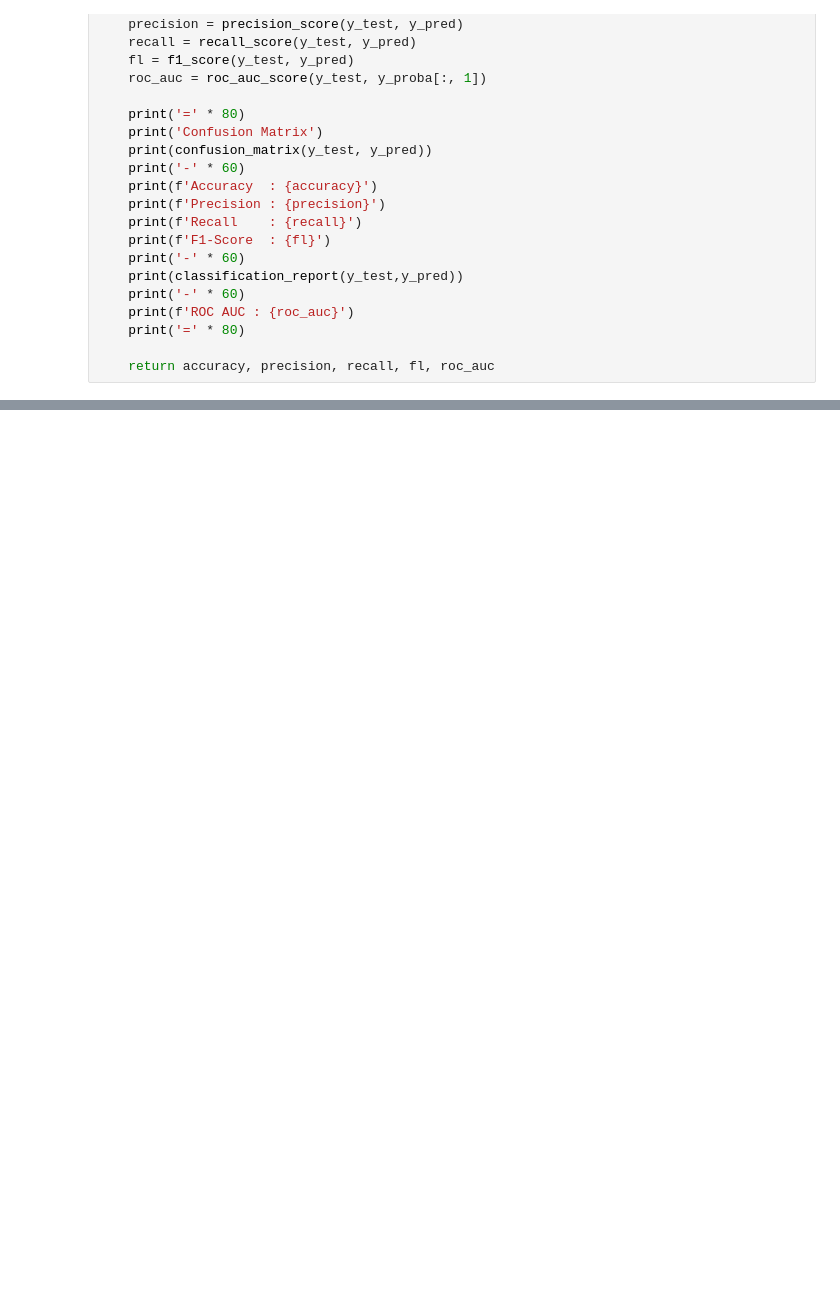
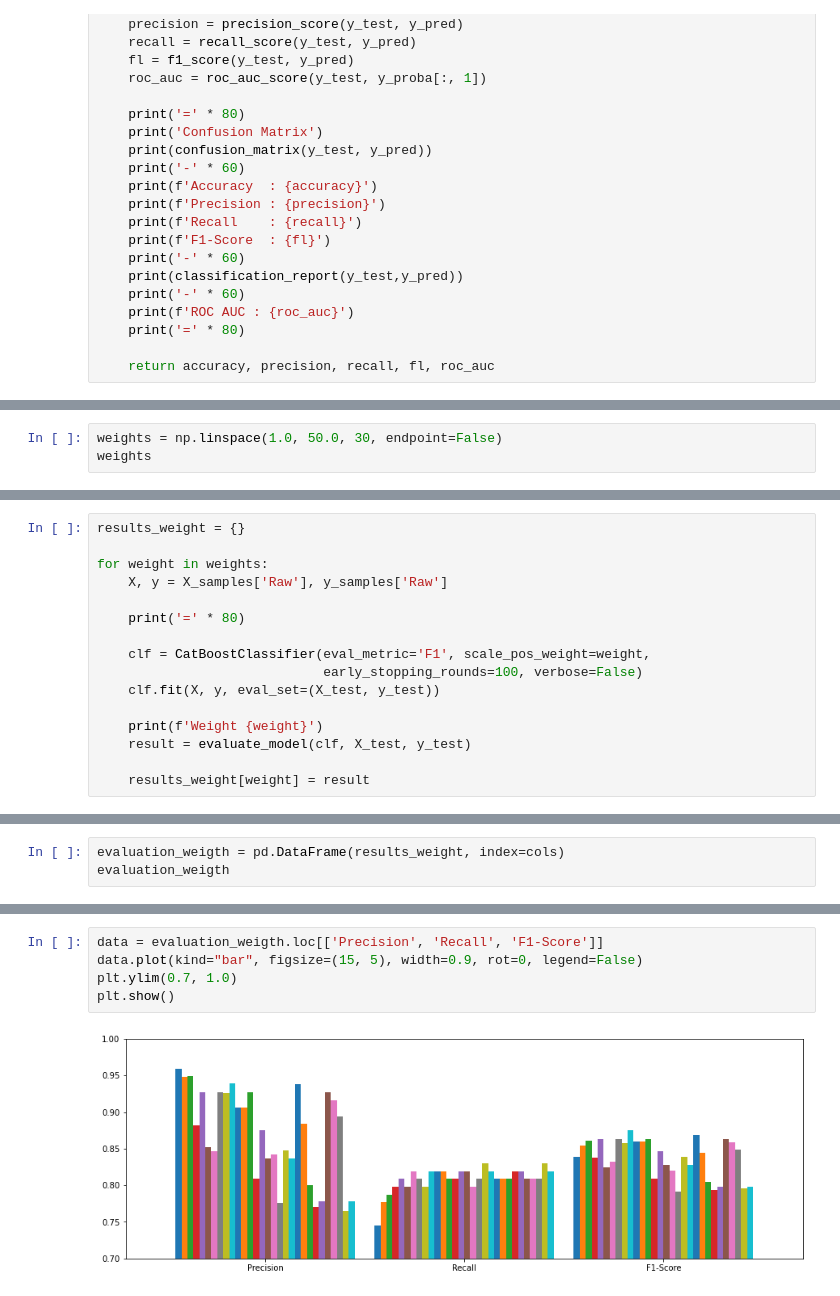
Before and after one commit to EnaJeong/kdigital-imbalanced-data-classification, a Jupyter notebook: Classification_CatBoost.ipynb, the cells around one changed output, grey strips where cells are left out. Cells and saved outputs as stored; diff of their text form; blank space fills up the shorter version.

```diff
--- a/Classification_CatBoost.ipynb
+++ b/Classification_CatBoost.ipynb
@@ -208,0 +221,3 @@ plt.show()
+# %%
+weights = np.linspace(1.0, 50.0, 30, endpoint=False)
+weights
@@ -208,0 +231,16 @@ plt.show()
+# %%
+results_weight = {}
+
+for weight in weights:
+    X, y = X_samples['Raw'], y_samples['Raw']
+
+    print('=' * 80)
+
+    clf = CatBoostClassifier(eval_metric='F1', scale_pos_weight=weight,
+                             early_stopping_rounds=100, verbose=False)
+    clf.fit(X, y, eval_set=(X_test, y_test))
+
+    print(f'Weight {weight}')
+    result = evaluate_model(clf, X_test, y_test)
+
+    results_weight[weight] = result
@@ -208,0 +265,3 @@ plt.show()
+# %%
+evaluation_weigth = pd.DataFrame(results_weight, index=cols)
+evaluation_weigth
@@ -208,0 +275,7 @@ plt.show()
+# %%
+data = evaluation_weigth.loc[['Precision', 'Recall', 'F1-Score']]
+data.plot(kind="bar", figsize=(15, 5), width=0.9, rot=0, legend=False)
+plt.ylim(0.7, 1.0)
+plt.show()
+# %% [output]
+[figure, added]
```
Also changed, not shown: parts of 12 cells of this notebook.
